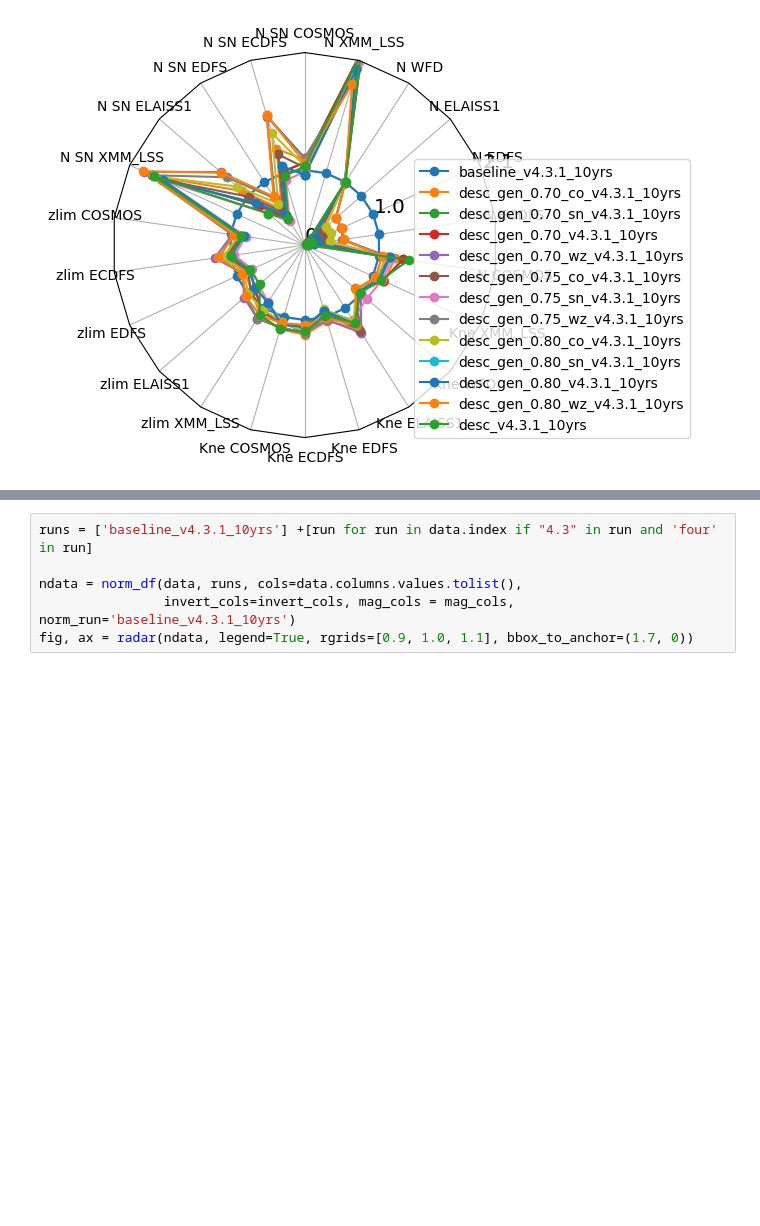
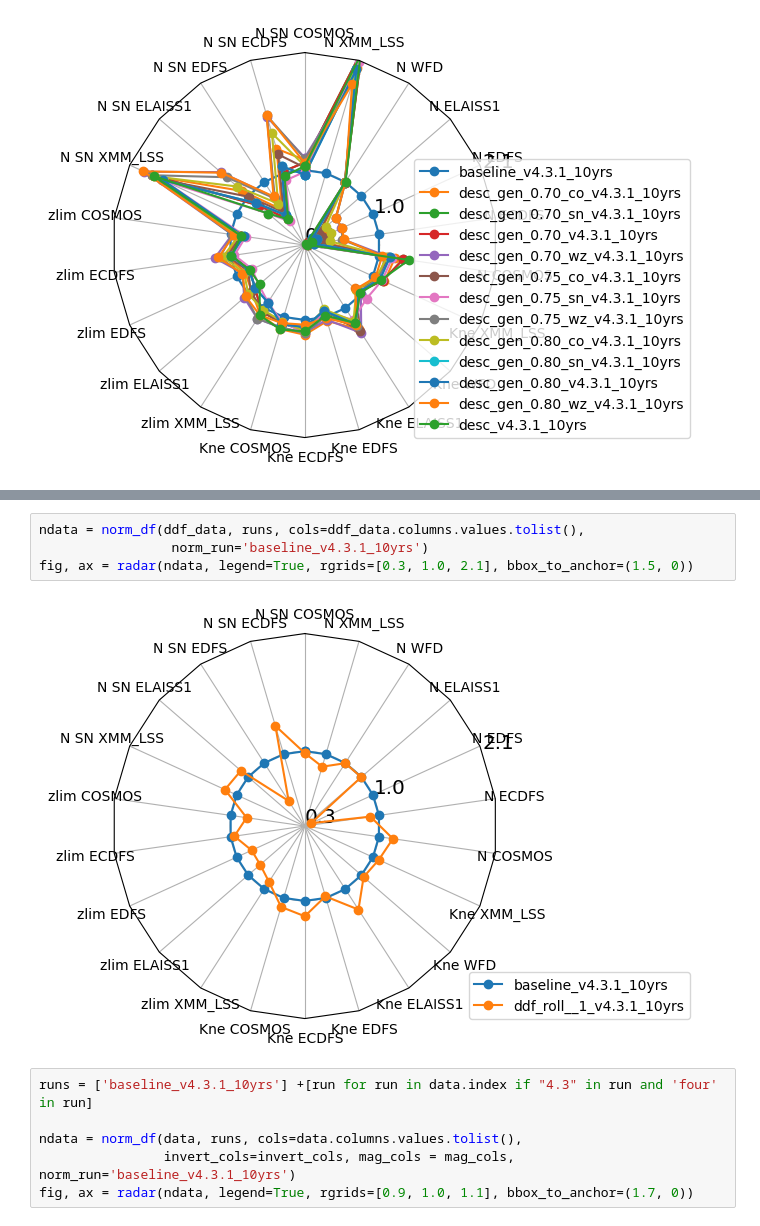
Before and after one commit to lsst-sims/sims_featureScheduler_runs4.3, a Jupyter notebook: maf/quick_look.ipynb, the cells around one changed output, grey strips where cells are left out. Drawn from its saved outputs; the diff is of its cells as text; blank space fills up the shorter version.

```diff
--- a/maf/quick_look.ipynb
+++ b/maf/quick_look.ipynb
@@ -244,3 +252,9 @@ fig, ax = radar(ndata, legend=True, rgrids=[0.3, 1.0, 2.1], bbox_to_anchor=(1.5,
+# %%
+ndata = norm_df(ddf_data, runs, cols=ddf_data.columns.values.tolist(),
+                 norm_run='baseline_v4.3.1_10yrs')
+fig, ax = radar(ndata, legend=True, rgrids=[0.3, 1.0, 2.1], bbox_to_anchor=(1.5, 0))
+# %% [output]
+[figure, added]
 # %%
 runs = ['baseline_v4.3.1_10yrs'] +[run for run in data.index if "4.3" in run and 'four' in run]
 
```
Also changed, not shown: parts of 3 cells of this notebook.
